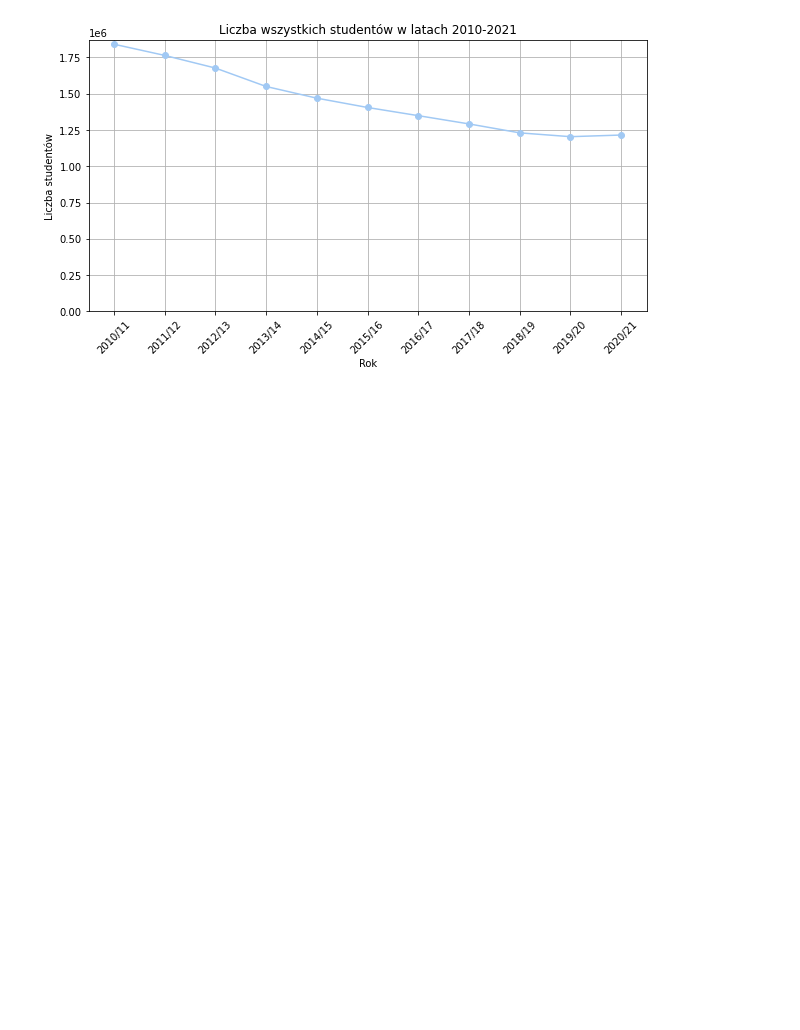
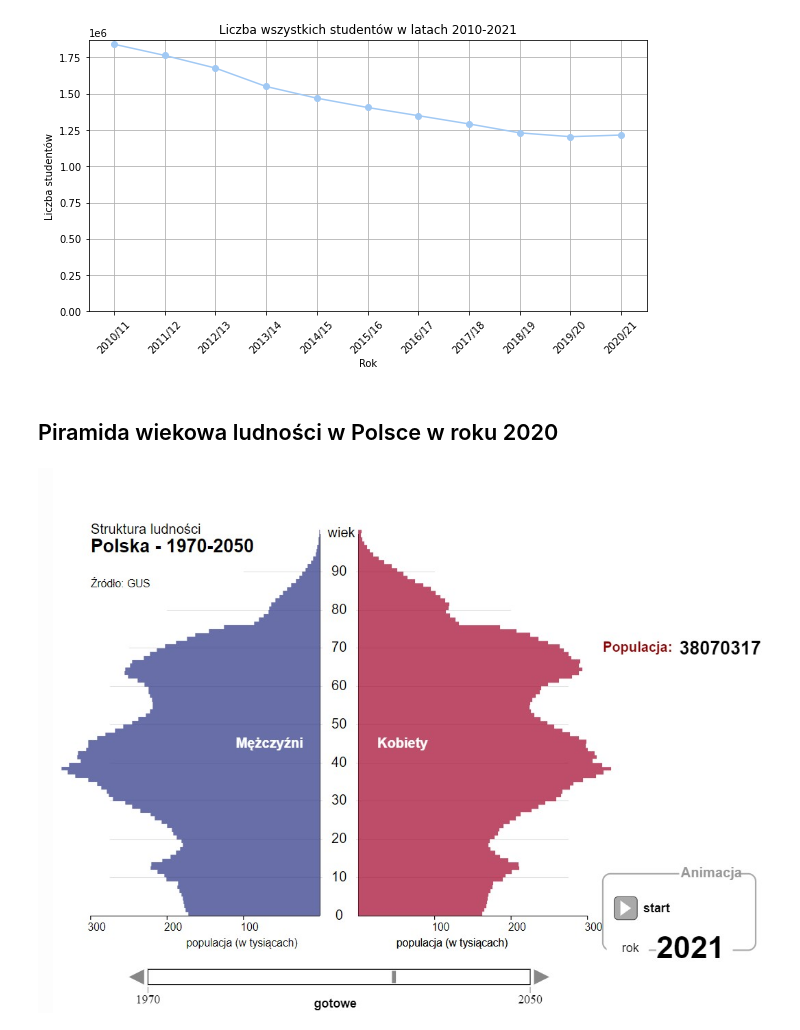
Before and after one commit to Qwebeck/medical-trends-exploration, a Jupyter notebook: notebooks/playground.ipynb, the cells around one changed output. Saved outputs shown, nothing was run; the diff lists cells and outputs as text; code cells hidden in the pictures; blank space fills up the shorter version.

```diff
--- a/notebooks/playground.ipynb
+++ b/notebooks/playground.ipynb
@@ -345,3 +368,10 @@ plt.ylabel("Liczba studentów")
 plt.show()
 # %% [output]
 [figure]
+# %% [markdown]
+## Piramida wiekowa ludności w Polsce w roku 2020
+# %%
+from IPython.display import Image
+Image(filename='..\data\external\piramida_wieku_polska_2020.jpg')
+# %% [output]
+[figure, added]
```
Also changed, not shown: parts of 6 cells of this notebook, 8 other files.
